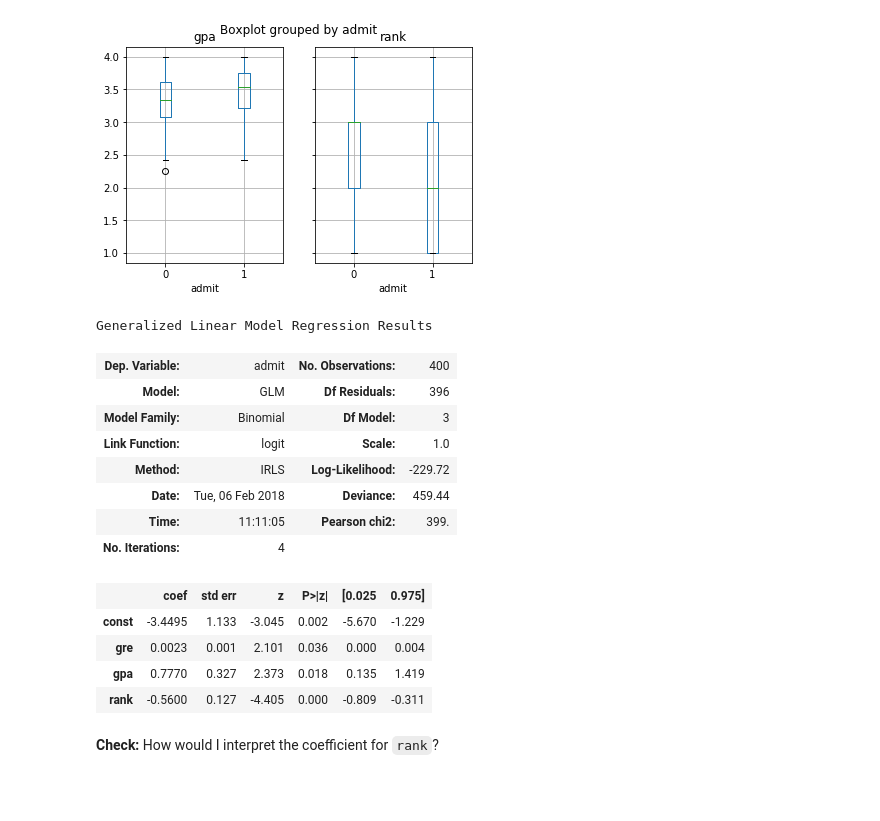
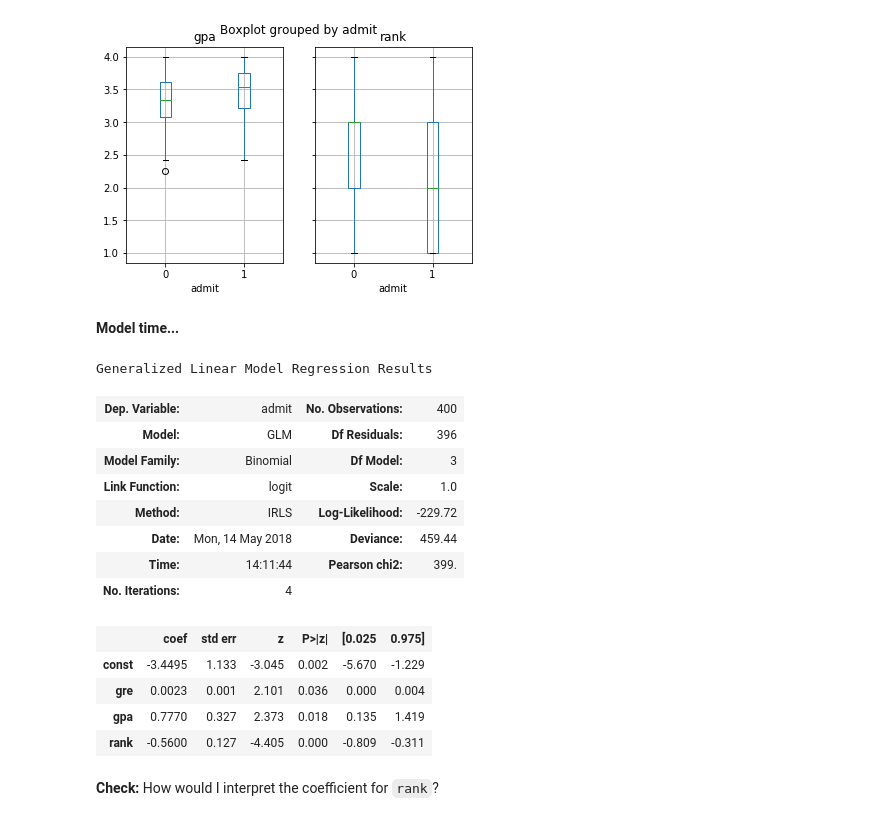
Before and after one commit to ga-curriculum/lesson-generalized-linear-models, a Jupyter notebook: solution-code/glm-notes-solution-code.ipynb, the cells around one changed output. Drawn from its saved outputs; the diff is of its cells as text; code cells hidden in the pictures; blank space fills up the shorter version.

```diff
--- a/solution-code/glm-notes-solution-code.ipynb
+++ b/solution-code/glm-notes-solution-code.ipynb
@@ -64,24 +174,28 @@ array([<matplotlib.axes._subplots.AxesSubplot object at 0x...>,
 [figure]
 [figure]
+# %% [markdown]
+**Model time...**
 # %%
 # Now, let's build our GLM
 indep_vars = ['gre', 'gpa', 'rank']
-x_mat = sm.add_constant(grad[indep_vars])
-y_vec = grad.admit
-glm_logit = sm.GLM(y_vec,
-                   x_mat,
-                   sm.families.Binomial(sm.families.links.logit)).fit()
+X = sm.add_constant(grad[indep_vars])
+y = grad.admit
+
+glm_logit = sm.GLM(y,
+                   X,
+                   sm.families.Binomial(sm.families.links.logit))
+results_logit = glm_logit.fit()
 # %%
-glm_logit.summary()
+results_logit.summary()
 # %% [output]
 Generalized Linear Model Regression Results
 | Dep. Variable: | admit | No. Observations: | 400 |
 | Model: | GLM | Df Residuals: | 396 |
 | Model Family: | Binomial | Df Model: | 3 |
 | Link Function: | logit | Scale: | 1.0 |
 | Method: | IRLS | Log-Likelihood: | -229.72 |
-| Date: | Tue, 06 Feb 2018 | Deviance: | 459.44 |
-| Time: | 11:11:05 | Pearson chi2: | 399. |
+| Date: | Mon, 14 May 2018 | Deviance: | 459.44 |
+| Time: | 14:11:44 | Pearson chi2: | 399. |
 | No. Iterations: | 4 |  |  |
 |  | coef | std err | z | P>|z| | [0.025 | 0.975] |
 | const | -3.4495 | 1.133 | -3.045 | 0.002 | -5.670 | -1.229 |
```
Also changed, not shown: parts of 27 cells of this notebook, 4 other files.
